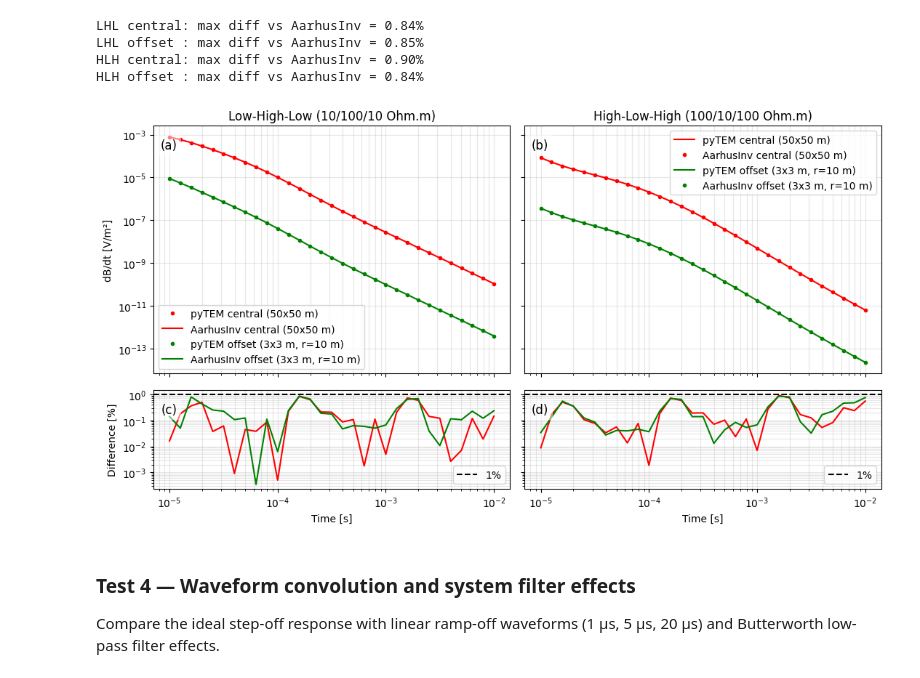
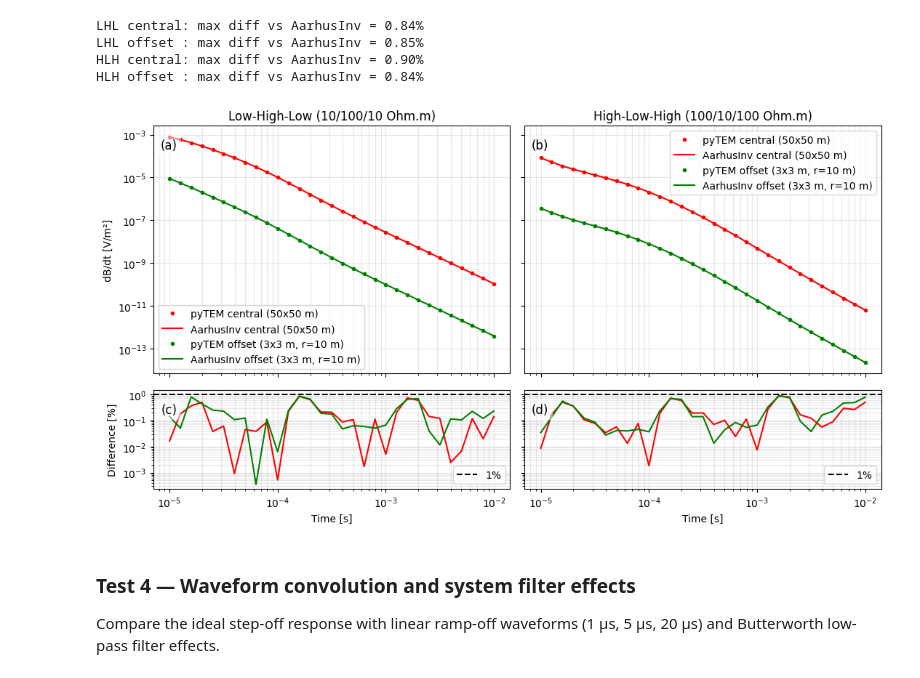
Before and after one commit to pmc93/pyTEM, a Jupyter notebook: notebooks/pytem_fwd.ipynb, the cells around one changed output. Cells and saved outputs as stored; diff of their text form; code cells hidden in the pictures.

```diff
--- a/notebooks/pytem_fwd.ipynb
+++ b/notebooks/pytem_fwd.ipynb
@@ -707,25 +712,23 @@ Equivalent circular loop radius for 9 m² area: r = 1.69 m
 ### Test 1 — Central-loop half-space validation
 Compare `fwd_circle_central()` against the analytical solution for a 100 Ohm.m half-space.
 # %%
-# ============================================================================
-# Test 1: Central-loop half-space validation
-# ============================================================================
+# Central-loop validation for large Tx loop
 dbdt_ana_200 = halfspace_dbdt_analytic(rho_hs, a_200, times)
 dbdt_num_200 = fwd_circle_central([], [rho_hs], a_200, times)
 rel_err_200 = np.abs((dbdt_num_200 - dbdt_ana_200) / dbdt_ana_200) * 100
 
-# Central-loop, smaller loop
+# Central-loop validation for smaller Tx loop
 dbdt_ana_50 = halfspace_dbdt_analytic(rho_hs, a_50, times)
 dbdt_num_50 = fwd_circle_central([], [rho_hs], a_50, times)
 rel_err_50 = np.abs((dbdt_num_50 - dbdt_ana_50) / dbdt_ana_50) * 100
 
 # Offset validation — use small Tx loop so r/a >> 1 (VMD approx valid)
-r_ref = 10  # offset [m] → r/a = 50
-dbdt_offset_num = fwd_circle_offset([], [rho_hs], a_3, r_ref, times)
-dbdt_offset_ana = halfspace_dbdt_offset_analytic(rho_hs, a_3, r_ref, times)
+r = 10  # offset [m] → r/a = 50
+dbdt_offset_num = fwd_circle_offset([], [rho_hs], a_3, r, times)
+dbdt_offset_ana = halfspace_dbdt_offset_analytic(rho_hs, a_3, r, times)
 rel_err_offset = np.abs((dbdt_offset_num - dbdt_offset_ana) / dbdt_offset_ana) * 100
 
-print("=== Test 1: Central-loop half-space validation for large Tx loop ===")
+print("=== Test 1a: Central-loop half-space validation for large Tx loop ===")
 print(f"  rho = {rho_hs} Ohm.m, a = {a_200:.2f} m")
 print(f"  Max  relative error: {rel_err_200.max():.4f} %")
 print(f"  Mean relative error: {rel_err_200.mean():.4f} %")
@@ -734,10 +737,10 @@ print(f"  rho = {rho_hs} Ohm.m, a = {a_50:.2f} m")
 print(f"  Max  relative error: {rel_err_50.max():.4f} %")
 print(f"  Mean relative error: {rel_err_50.mean():.4f} %")
 print(f"\n=== Test 1c: Offset-loop half-space validation ===")
-print(f"  rho = {rho_hs} Ohm.m, a = {a_3:.2f} m, offset r = {r_ref} m")
+print(f"  rho = {rho_hs} Ohm.m, a = {a_3:.2f} m, offset r = {r} m")
 print(f"  Max  relative error: {rel_err_offset.max():.4f} %")
 print(f"  Mean relative error: {rel_err_offset.mean():.4f} %")
-print(f"  (VMD approx valid for r/a >> 1; r/a = {r_ref/a_3:.1f})")
+print(f"  (VMD approx valid for r/a >> 1; r/a = {r/a_3:.1f})")
 # %% [output]
 === Test 1: Central-loop half-space validation for large Tx loop ===
   rho = 100.0 Ohm.m, a = 112.84 m
@@ -762,7 +765,7 @@ fig, axs = plt.subplots(2, 3, figsize=(10, 5), sharex=True, sharey='row',
 cases = [
     (dbdt_num_200, dbdt_ana_200, 'r.', f'Central (Area={A_200:.0f} m²)'),
     (dbdt_num_50,  dbdt_ana_50,  'b.', f'Central (Area={A_50:.0f} m²)'),
-    (dbdt_offset_num, dbdt_offset_ana, 'g.', f'Offset (Area={A_3:.0f} m², r={r_ref} m)'),
+    (dbdt_offset_num, dbdt_offset_ana, 'g.', f'Offset (Area={A_3:.0f} m², r={r} m)'),
 ]
 errors = [rel_err_200, rel_err_50, rel_err_offset]
 colors = ['r', 'b', 'g']
@@ -888,12 +910,10 @@ times = np.logspace(-5, -2, 31)
 th1 = [30.0, 20.0]
 rho1 = [10.0, 100.0, 10.0]
 pytem_lhl_central = fwd_square_central(
-    th1, rho1, L_50, times, n_quad=5,
-    hankel_filter='key_101', fourier_filter='key_101'
+    th1, rho1, L_50, times, n_quad=5
 )
 pytem_lhl_offset = fwd_square_offset(
-    th1, rho1, L_3, 10.0, 0.0, times, n_quad=5,
-    hankel_filter='key_101', fourier_filter='key_101'
+    th1, rho1, L_3, 10.0, 0.0, times, n_quad=11
 )
 
 # Reference: AarhusInv (same 31 gate times)
@@ -921,12 +941,10 @@ aarhus_inv_lhl_offset = np.array([
 th2 = [30.0, 20.0]
 rho2 = [100.0, 10.0, 100.0]
 pytem_hlh_central = fwd_square_central(
-    th2, rho2, L_50, times, n_quad=3,
-    hankel_filter='key_101', fourier_filter='key_101'
+    th2, rho2, L_50, times, n_quad=5,
 )
 pytem_hlh_offset = fwd_square_offset(
-    th2, rho2, L_3, 10.0, 0.0, times, n_quad=5,
-    hankel_filter='key_101', fourier_filter='key_101'
+    th2, rho2, L_3, 10.0, 0.0, times, n_quad=11,
 )
 
 aarhus_inv_hlh_central = np.array([
@@ -974,38 +992,38 @@ axs[0, 0].loglog(times, np.abs(aarhus_inv_lhl_central), 'r-', ms=3, label='Aarhu
 axs[0, 0].loglog(times, np.abs(pytem_lhl_offset), 'g.', label='pyTEM offset (3x3 m, r=10 m)')
 axs[0, 0].loglog(times, np.abs(aarhus_inv_lhl_offset), 'g-', ms=3, label='AarhusInv offset (3x3 m, r=10 m)')
 axs[0, 0].set_title('Low-High-Low (10/100/10 Ohm.m)')
 axs[0, 0].set_ylabel(r'dB/dt [V/m²]')
 axs[0, 0].legend()
 axs[0, 0].grid(True, which='both', alpha=0.3)
 
 axs[1, 0].loglog(times, pct_aarhus_lhl_central, 'r-')
 axs[1, 0].loglog(times, pct_aarhus_lhl_offset, 'g-')
 axs[1, 0].axhline(1, color='k', ls='--', label='1%')
 axs[1, 0].set_ylabel('Difference [%]')
 axs[1, 0].set_xlabel('Time [s]')
 axs[1, 0].legend(loc='lower right')
 axs[1, 0].grid(True, which='both', alpha=0.3)
 
 # HLH model: central and offset responses
-axs[0, 1].loglog(times, np.abs(pytem_hlh_central), 'r-', label='pyTEM central (50x50 m)')
-axs[0, 1].loglog(times, np.abs(aarhus_inv_hlh_central), 'ro', ms=3, label='AarhusInv central (50x50 m)')
-axs[0, 1].loglog(times, np.abs(pytem_hlh_offset), 'g-', label='pyTEM offset (3x3 m, r=10 m)')
-axs[0, 1].loglog(times, np.abs(aarhus_inv_hlh_offset), 'go', ms=3, label='AarhusInv offset (3x3 m, r=10 m)')
+axs[0, 1].loglog(times, np.abs(pytem_hlh_central), 'r.', label='pyTEM central (50x50 m)')
+axs[0, 1].loglog(times, np.abs(aarhus_inv_hlh_central), 'r-', ms=3, label='AarhusInv central (50x50 m)')
+axs[0, 1].loglog(times, np.abs(pytem_hlh_offset), 'g.', label='pyTEM offset (3x3 m, r=10 m)')
+axs[0, 1].loglog(times, np.abs(aarhus_inv_hlh_offset), 'g-', ms=3, label='AarhusInv offset (3x3 m, r=10 m)')
 axs[0, 1].set_title('High-Low-High (100/10/100 Ohm.m)')
 axs[0, 1].legend()
 axs[0, 1].grid(True, which='both', alpha=0.3)
 
 axs[1, 1].loglog(times, pct_aarhus_hlh_central, 'r-')
 axs[1, 1].loglog(times, pct_aarhus_hlh_offset, 'g-')
 axs[1, 1].axhline(1, color='k', ls='--', label='1%')
 axs[1, 1].set_xlabel('Time [s]')
 axs[1, 1].grid(True, which='both', alpha=0.3)
 axs[1, 1].legend(loc='lower right')
 
 fig.tight_layout()
 add_panel_labels(axs, n_cols=2)
 # %% [output]
-[figure, old version]
+[figure, new version]
 # %% [markdown]
 ### Test 4 — Waveform convolution and system filter effects
 
```
Also changed, not shown: parts of 32 cells of this notebook.
